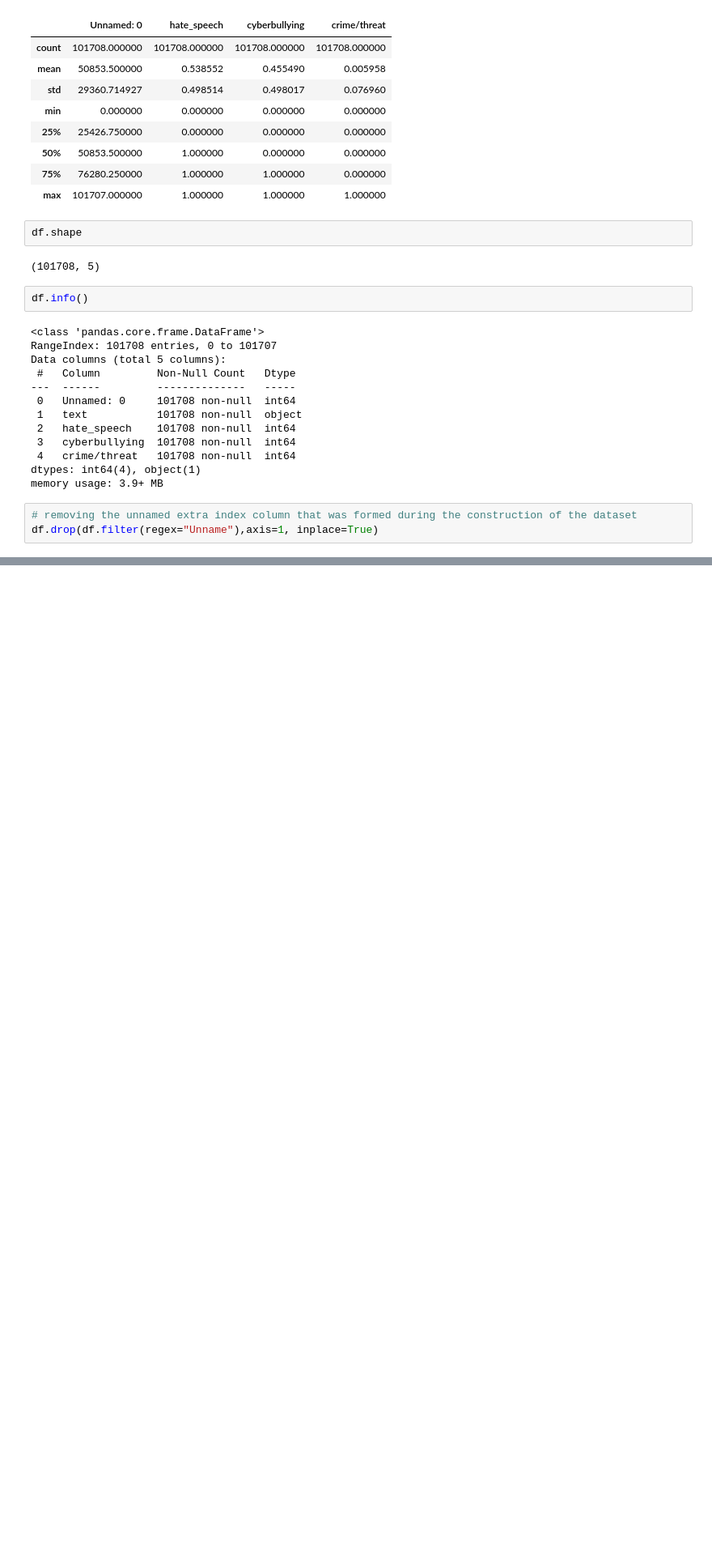
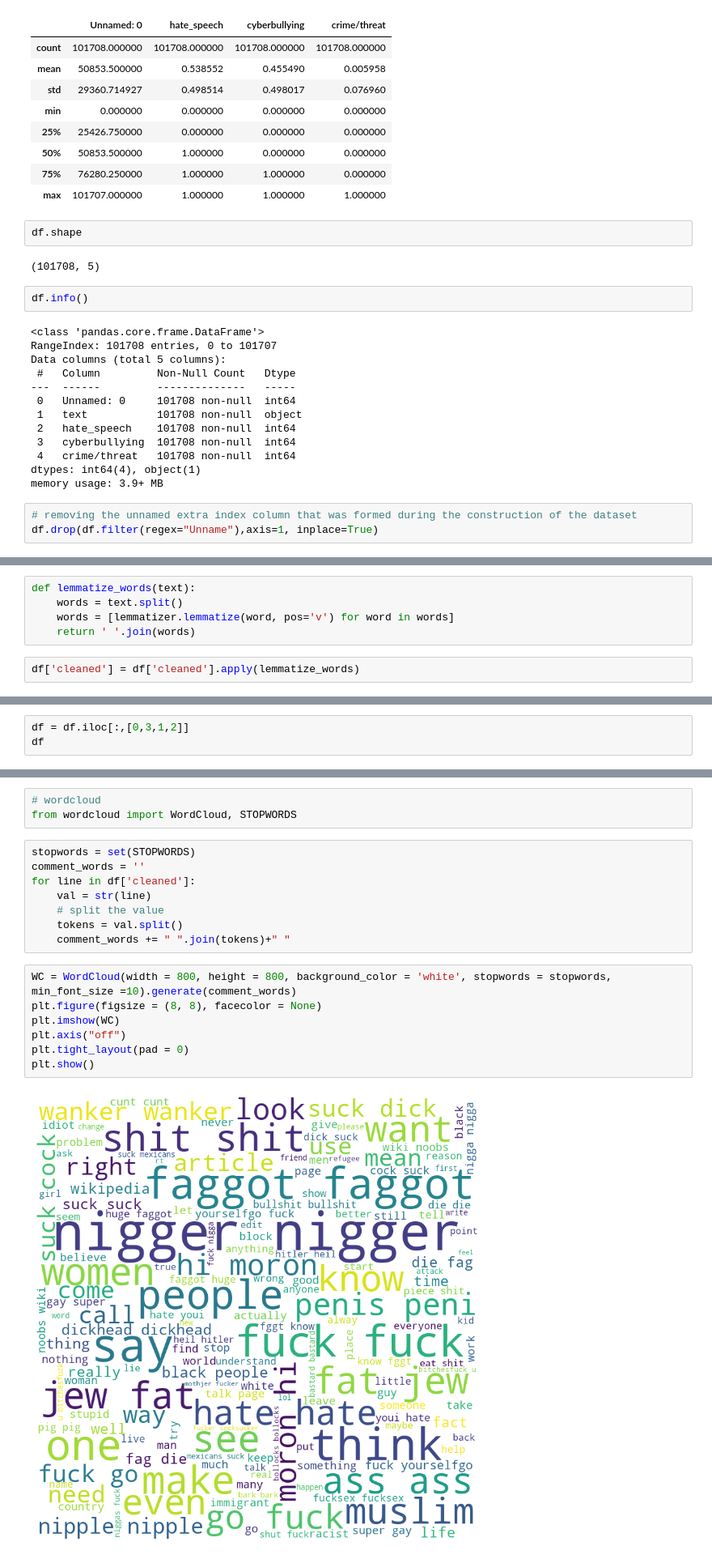
Before and after one commit to aniketinamdar/Twitter-Sentiment-Analysis, a Jupyter notebook: Categorizer_Classifier/data_preprocessing.ipynb, the cells around one changed output, grey strips where cells are left out. Shown at 81% size. Saved outputs shown, nothing was run; the diff lists cells and outputs as text; blank space fills up the shorter version.

```diff
--- a/Categorizer_Classifier/data_preprocessing.ipynb
+++ b/Categorizer_Classifier/data_preprocessing.ipynb
@@ -52,0 +319,7 @@ df
+# %%
+def lemmatize_words(text):
+    words = text.split()
+    words = [lemmatizer.lemmatize(word, pos='v') for word in words]
+    return ' '.join(words)
+# %%
+df['cleaned'] = df['cleaned'].apply(lemmatize_words)
@@ -52,0 +342,3 @@ df
+# %%
+df = df.iloc[:,[0,3,1,2]]
+df
@@ -52,0 +359,20 @@ df
+# %%
+# wordcloud
+from wordcloud import WordCloud, STOPWORDS
+# %%
+stopwords = set(STOPWORDS)
+comment_words = ''
+for line in df['cleaned']:
+    val = str(line)
+    # split the value
+    tokens = val.split()
+    comment_words += " ".join(tokens)+" "
+# %%
+WC = WordCloud(width = 800, height = 800, background_color = 'white', stopwords = stopwords, min_font_size =10).generate(comment_words)
+plt.figure(figsize = (8, 8), facecolor = None)
+plt.imshow(WC)
+plt.axis("off")
+plt.tight_layout(pad = 0)
+plt.show()
+# %% [output]
+[figure, added]
```
Also changed, not shown: parts of 31 cells of this notebook, 7 other files.
